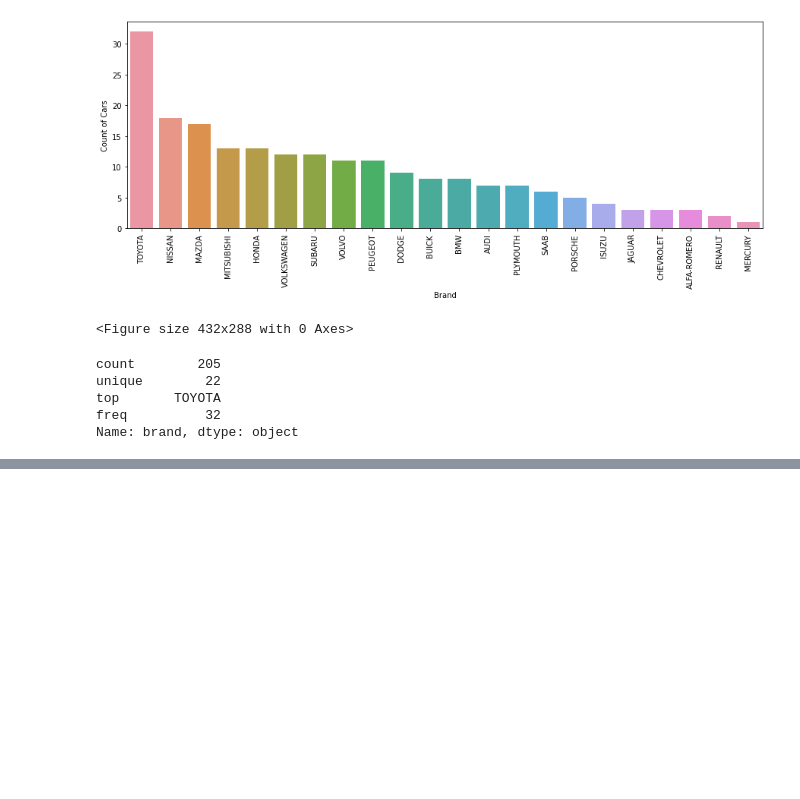
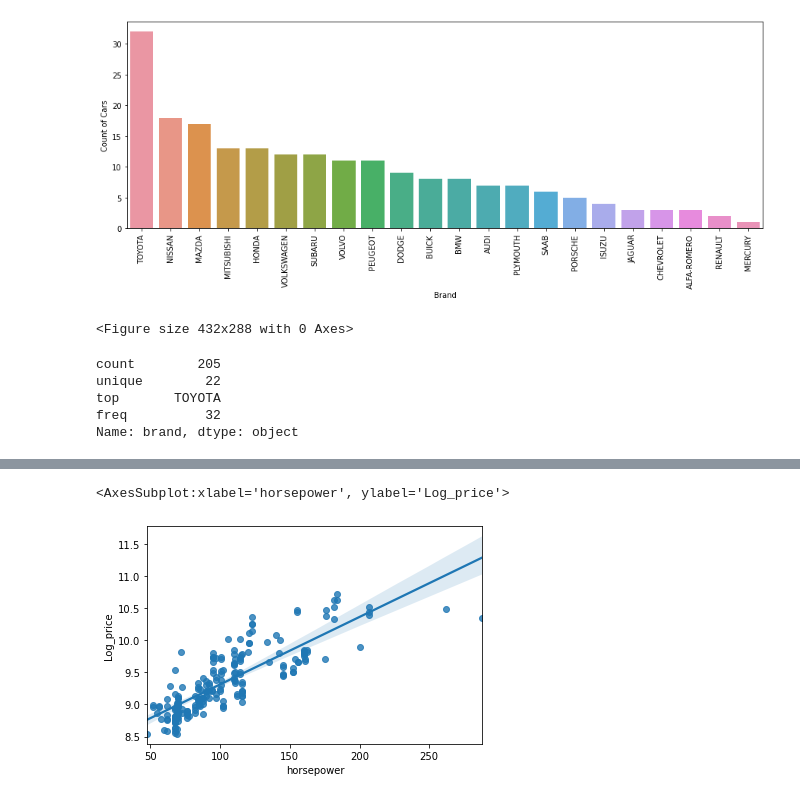
Before and after one commit to Rawanawh/CarPricePredicting-LinearRegression, a Jupyter notebook: CarPrice linear regression .ipynb, the cells around one changed output, grey strips where cells are left out. Drawn from its saved outputs; the diff is of its cells as text; code cells hidden in the pictures; blank space fills up the shorter version.

```diff
--- a/CarPrice linear regression .ipynb
+++ b/CarPrice linear regression .ipynb
@@ -167,0 +186,5 @@ plt.show()
+# %%
+sns.regplot(data= df, x='horsepower', y='Log_price')
+# %% [output]
+<AxesSubplot:xlabel='horsepower', ylabel='Log_price'>
+[figure, added]
```
Also changed, not shown: parts of 38 cells of this notebook.
